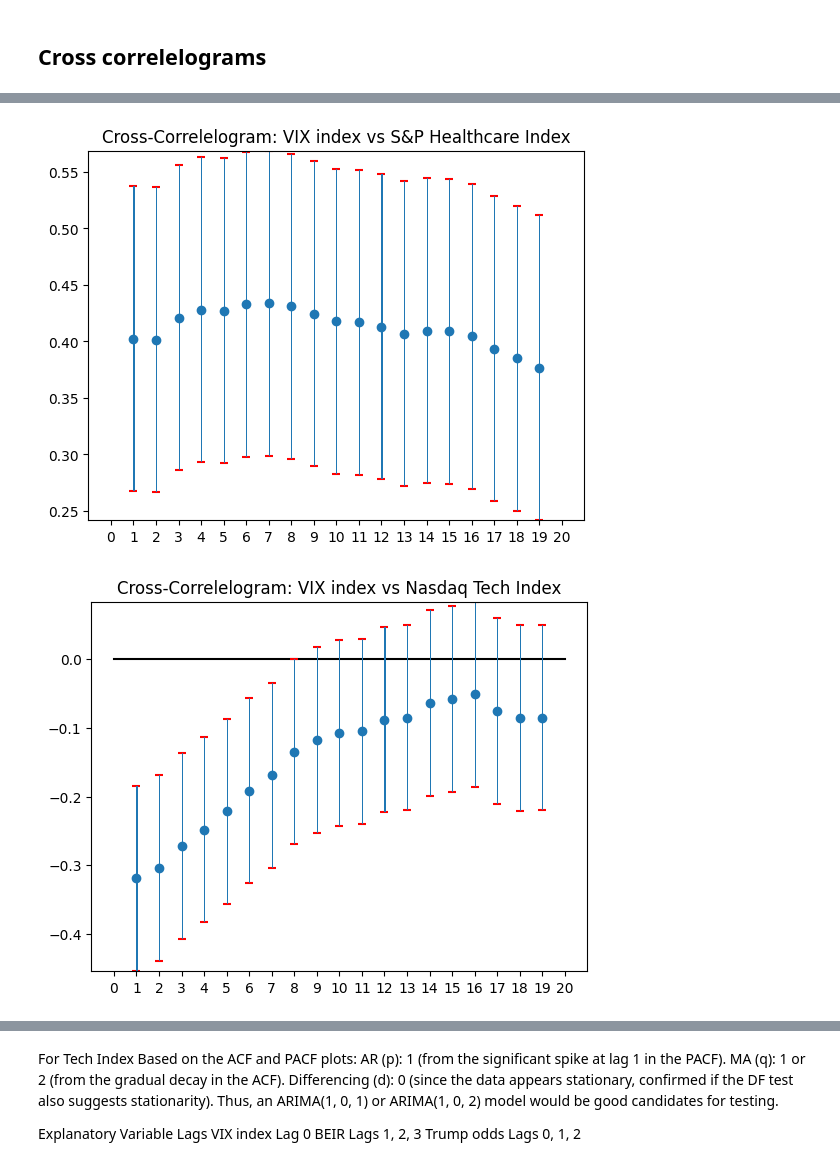
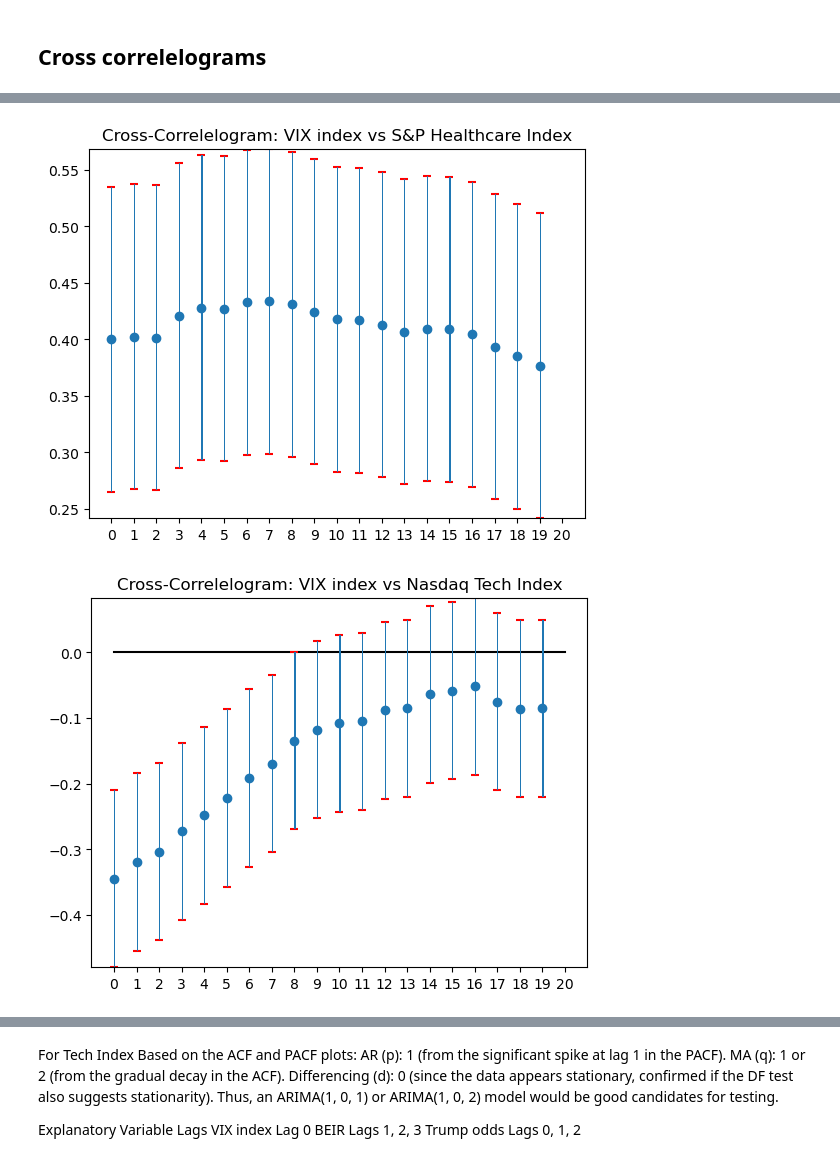
Before and after one commit to dg3358/ACTU-5842-Project, a Jupyter notebook: project_code.ipynb, the cells around one changed output, grey strips where cells are left out. Cells and saved outputs as stored; diff of their text form; code cells hidden in the pictures.

```diff
--- a/project_code.ipynb
+++ b/project_code.ipynb
@@ -325,8 +325,8 @@ result_data.reset_index(inplace = True, drop = True)
 #result_data['VIX index'] = difference_VIX
 
 
-columns_to_standardize = ['S&P Healthcare Index', 'NASDAQ 100 Tech Index',
-                           'trump_odds', 'BEIR', 'VIX index']
-scaler = StandardScaler()
-result_data[columns_to_standardize] = scaler.fit_transform(result_data[columns_to_standardize])
-result_data.tail()
+#columns_to_standardize = ['S&P Healthcare Index', 'NASDAQ 100 Tech Index',
+#                           'trump_odds', 'BEIR', 'VIX index']
+#scaler = StandardScaler()
+#result_data[columns_to_standardize] = scaler.fit_transform(result_data[columns_to_standardize])
+#result_data.tail()
@@ -340,5 +367,7 @@ result_data.tail()
 # %% [markdown]
 ## Cross correlelograms
+# %%
+n_lag = 20
 # %%
 health_trump = ccf(result_data['S&P Healthcare Index'], result_data['trump_odds'], adjusted = False, alpha = .05)
 fig, ax = plt.subplots()
@@ -426,42 +455,42 @@ plt.show()
 # %%
 health_VIXIndex = ccf(result_data['S&P Healthcare Index'], result_data['VIX index'], adjusted = False, alpha = .05)
 fig, ax = plt.subplots()
-ax.scatter([i for i in range(1, 20)], health_VIXIndex[0][1:20])
-ax.scatter([i for i in range(1,20)], health_VIXIndex[1][:,1][1:20], marker = '_', color = 'red', zorder = 2)
-ax.scatter([i for i in range(1,20)], health_VIXIndex[1][:,0][1:20], marker = '_', color = 'red', zorder = 2)
-bottom_lim = min(health_VIXIndex[1][:,0][1:20])
-top_lim = max(health_VIXIndex[1][:,1][1:20])
+ax.scatter([i for i in range(0, n_lag)], health_VIXIndex[0][0:n_lag])
+ax.scatter([i for i in range(0,n_lag)], health_VIXIndex[1][:,1][0:n_lag], marker = '_', color = 'red', zorder = 2)
+ax.scatter([i for i in range(0,n_lag)], health_VIXIndex[1][:,0][0:n_lag], marker = '_', color = 'red', zorder = 2)
+bottom_lim = min(health_VIXIndex[1][:,0][0:n_lag])
+top_lim = max(health_VIXIndex[1][:,1][0:n_lag])
 ax.set_ylim(bottom = bottom_lim, top = top_lim)
-for i in range(1,20):
+for i in range(0,n_lag):
     ax.axvspan(xmin = i, xmax = i + .05,
                 ymin = (health_VIXIndex[1][:,0][i] - bottom_lim)/(top_lim - bottom_lim),
                 ymax = (health_VIXIndex[1][:,1][i] - bottom_lim)/(top_lim - bottom_lim),
                   linestyle =  "--",
                   zorder = 2)
-ax.plot(np.linspace(0, 20), [0] * len(np.linspace(0, 20)), color = 'black', zorder = 1)
-ax.set_xticks([i for i in range(0, 21)])
+ax.plot(np.linspace(0, n_lag), [0] * len(np.linspace(0, n_lag)), color = 'black', zorder = 1)
+ax.set_xticks([i for i in range(0, n_lag + 1)])
 ax.set_title("Cross-Correlelogram: VIX index vs S&P Healthcare Index")
 plt.show()
 # %% [output]
-[figure, old version]
+[figure, new version]
 # %%
 tech_VIXIndex = ccf(result_data['NASDAQ 100 Tech Index'], result_data['VIX index'], adjusted = False, alpha = .05)
 fig, ax = plt.subplots()
-ax.scatter([i for i in range(1, 20)], tech_VIXIndex[0][1:20])
-ax.scatter([i for i in range(1,20)], tech_VIXIndex[1][:,1][1:20], marker = '_', color = 'red', zorder = 2)
-ax.scatter([i for i in range(1,20)], tech_VIXIndex[1][:,0][1:20], marker = '_', color = 'red', zorder = 2)
-bottom_lim = min(tech_VIXIndex[1][:,0][1:20])
-top_lim = max(tech_VIXIndex[1][:,1][1:20])
+ax.scatter([i for i in range(0, n_lag)], tech_VIXIndex[0][0:n_lag])
+ax.scatter([i for i in range(0,n_lag)], tech_VIXIndex[1][:,1][0:n_lag], marker = '_', color = 'red', zorder = 2)
+ax.scatter([i for i in range(0,n_lag)], tech_VIXIndex[1][:,0][0:n_lag], marker = '_', color = 'red', zorder = 2)
+bottom_lim = min(tech_VIXIndex[1][:,0][0:n_lag])
+top_lim = max(tech_VIXIndex[1][:,1][0:n_lag])
 ax.set_ylim(bottom = bottom_lim, top = top_lim)
-for i in range(1,20):
+for i in range(0,n_lag):
     ax.axvspan(xmin = i, xmax = i + .05,
                 ymin = (tech_VIXIndex[1][:,0][i] - bottom_lim)/(top_lim - bottom_lim),
                 ymax = (tech_VIXIndex[1][:,1][i] - bottom_lim)/(top_lim - bottom_lim),
                   linestyle =  "--",
                   zorder = 2)
-ax.plot(np.linspace(0, 20), [0] * len(np.linspace(0, 20)), color = 'black', zorder = 1)
-ax.set_xticks([i for i in range(0, 21)])
+ax.plot(np.linspace(0, n_lag), [0] * len(np.linspace(0, n_lag)), color = 'black', zorder = 1)
+ax.set_xticks([i for i in range(0, n_lag + 1)])
 ax.set_title("Cross-Correlelogram: VIX index vs Nasdaq Tech Index")
 plt.show()
 # %% [output]
-[figure, old version]
+[figure, new version]
```
Also changed, not shown: parts of 51 cells of this notebook.
